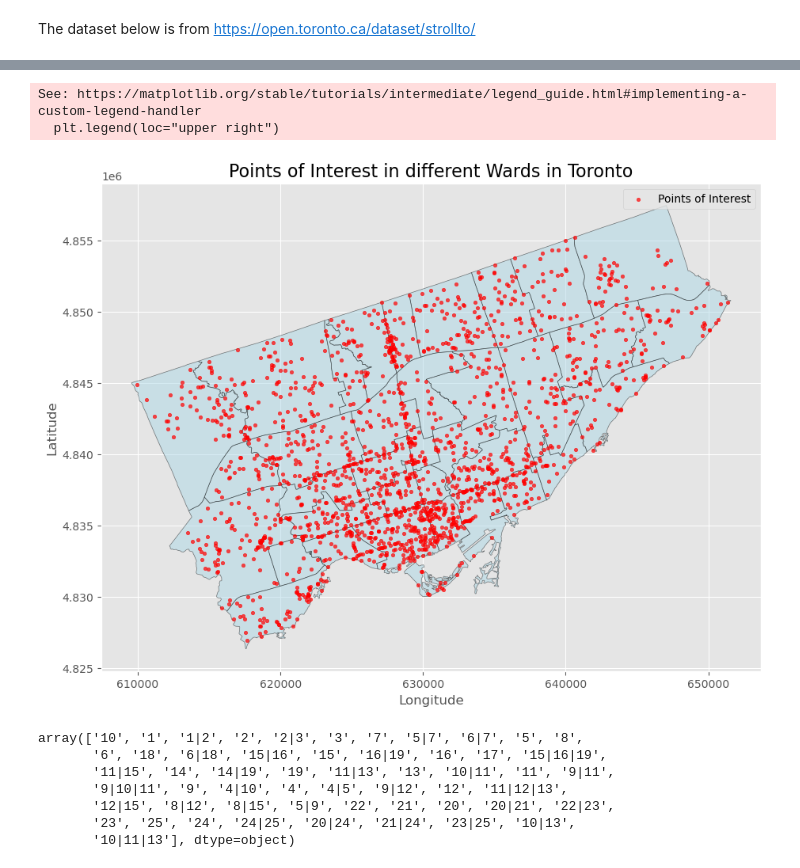
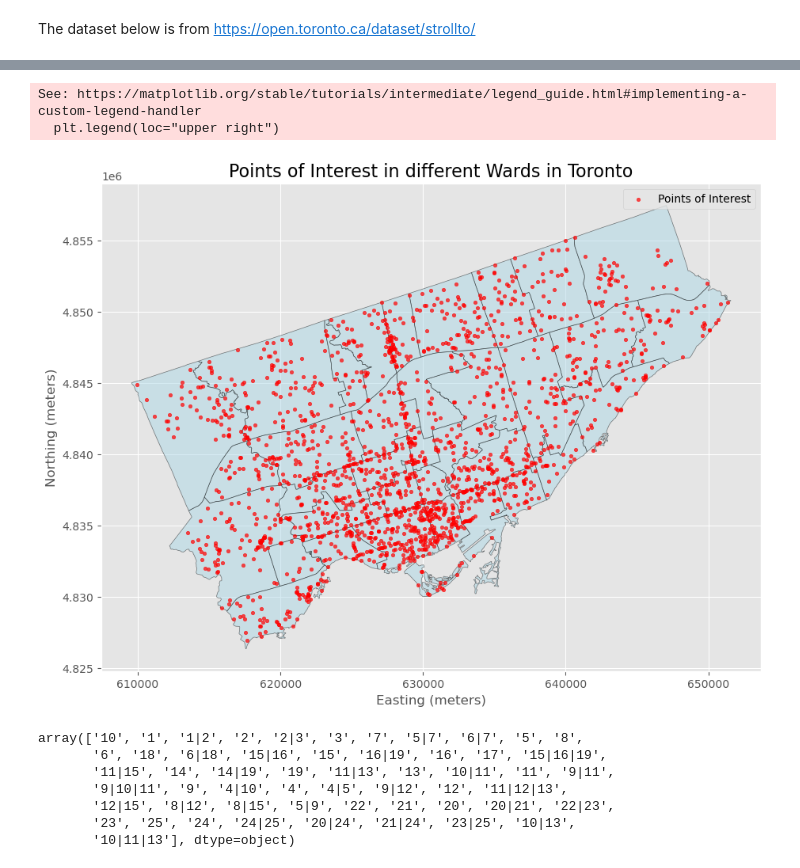
Before and after one commit to jayshah2111/team-algorithm-avengers, a Jupyter notebook: green-spaces/green-space-analysis.ipynb, the cells around one changed output, grey strips where cells are left out. Drawn from its saved outputs; the diff is of its cells as text; code cells hidden in the pictures.

```diff
--- a/green-spaces/green-space-analysis.ipynb
+++ b/green-spaces/green-space-analysis.ipynb
@@ -707,30 +704,30 @@ memory usage: 158.5+ KB
 # %%
 # Reproject the POI dataset to match the CRS of wards_gdf and green_spaces
 toronto_poi = toronto_poi.to_crs(wards_gdf.crs)
 
 # Plot the wards, green spaces, and POI
 fig, ax = plt.subplots(figsize=(12, 8))
 
 # Plot the wards
 wards_gdf.plot(ax=ax, color="lightblue", edgecolor="black", alpha=0.5, label="Wards")
 
 # Plot the Points of Interest
 toronto_poi.plot(ax=ax, color="red", alpha=0.7, markersize=10, label="Points of Interest")
 
 # Add labels and title
 plt.title("Points of Interest in different Wards in Toronto", fontsize=16)
-plt.xlabel("Longitude", fontsize=12)
-plt.ylabel("Latitude", fontsize=12)
+plt.xlabel("Easting (meters)", fontsize=12)
+plt.ylabel("Northing (meters)", fontsize=12)
 plt.legend(loc="upper right")
 plt.grid(True)
 plt.savefig('plots/POI_on_wards.png', dpi=300)
 
 # Show the map
 plt.show()
 # %% [output]
 See: https://matplotlib.org/stable/tutorials/intermediate/legend_guide.html#implementing-a-custom-legend-handler
   plt.legend(loc="upper right")
-[figure, old version]
+[figure, new version]
 # %%
 toronto_poi["Ward"].unique()
 # %% [output]
```
Also changed, not shown: parts of 13 cells of this notebook, 13 other files.
